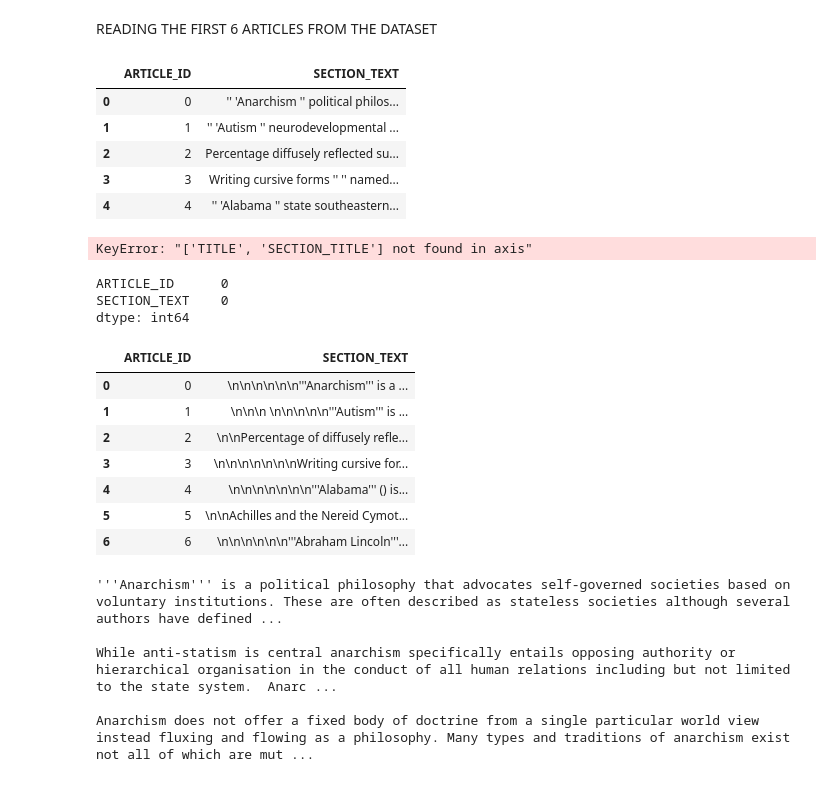
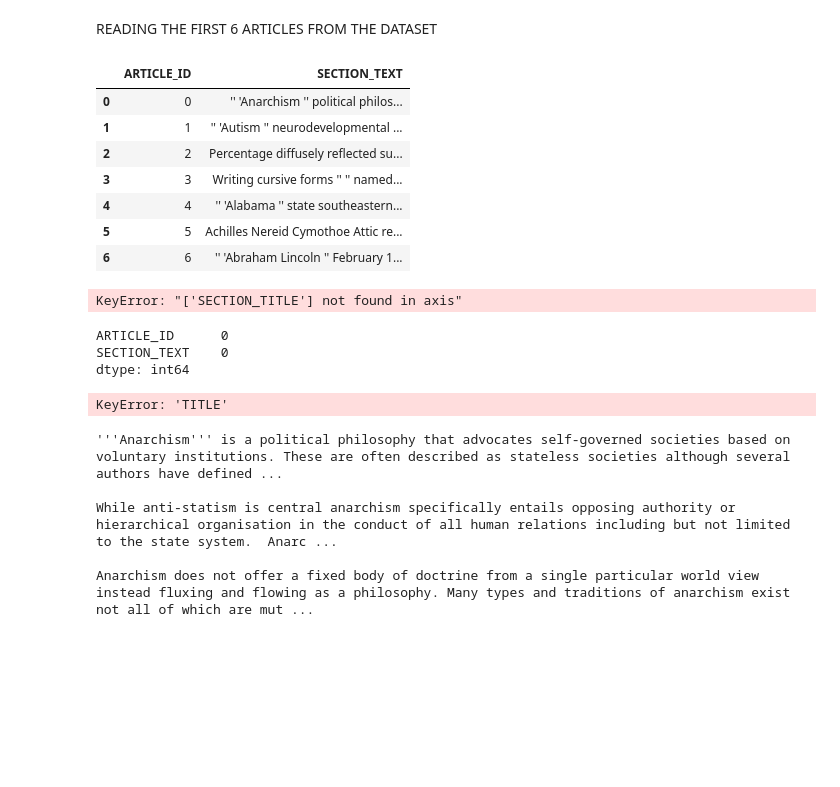
Before and after one commit to university1905/Big-Data-Analytics-, a Jupyter notebook: Final/Assignment3/Text_Preprocessing.ipynb, the cells around one changed output. Cells and saved outputs as stored; diff of their text form; code cells hidden in the pictures; blank space fills up the shorter version.

```diff
--- a/Text_Preprocessing.ipynb
+++ b/Final/Assignment3/Text_Preprocessing.ipynb
@@ -18,20 +18,22 @@ True
 READING THE FIRST 6 ARTICLES FROM THE DATASET
 # %%
 # reading the data as a DataFrame
-df = pd.read_csv("enwiki-20170820.csv", nrows= 90)
-df.head()
+df = pd.read_csv("enwiki-20170820.csv", nrows= 99998)
+df
 # %% [output]
 |  | ARTICLE_ID | SECTION_TEXT |
 | 0 | 0 | '' 'Anarchism '' political philos... |
 | 1 | 1 | '' 'Autism '' neurodevelopmental ... |
 | 2 | 2 | Percentage diffusely reflected su... |
 | 3 | 3 | Writing cursive forms '' '' named... |
 | 4 | 4 | '' 'Alabama '' state southeastern... |
+| 5 | 5 | Achilles Nereid Cymothoe Attic re... |
+| 6 | 6 | '' 'Abraham Lincoln '' February 1... |
 # %%
-drop_columns = ['TITLE','SECTION_TITLE']
+drop_columns = ['SECTION_TITLE']
 df.drop(drop_columns, axis=1, inplace=True)
 # %% [output]
-KeyError: "['TITLE', 'SECTION_TITLE'] not found in axis"
+KeyError: "['SECTION_TITLE'] not found in axis"
 # %%
 df.isnull().sum()
 
@@ -45,17 +47,10 @@ SECTION_TEXT    0
 dtype: int64
 # %%
 #merging rows with similar article ID
-df = df.groupby('ARTICLE_ID')['SECTION_TEXT'].apply('\n'.join).reset_index()
+df = df.groupby(['ARTICLE_ID', 'TITLE'])['SECTION_TEXT'].apply('\n'.join).reset_index()
 df
 # %% [output]
-|  | ARTICLE_ID | SECTION_TEXT |
-| 0 | 0 | \n\n\n\n\n\n'''Anarchism''' is a ... |
-| 1 | 1 | \n\n\n \n\n\n\n\n'''Autism''' is ... |
-| 2 | 2 | \n\nPercentage of diffusely refle... |
-| 3 | 3 | \n\n\n\n\n\n\nWriting cursive for... |
-| 4 | 4 | \n\n\n\n\n\n\n'''Alabama''' () is... |
-| 5 | 5 | \n\nAchilles and the Nereid Cymot... |
-| 6 | 6 | \n\n\n\n\n\n'''Abraham Lincoln'''... |
+KeyError: 'TITLE'
 # %%
 article_id = 0
 text_for_article_id_0 = df.loc[df['ARTICLE_ID'] == article_id, 'SECTION_TEXT'].iloc[0]
```
Also changed, not shown: parts of 4 cells of this notebook, 7 other files.
